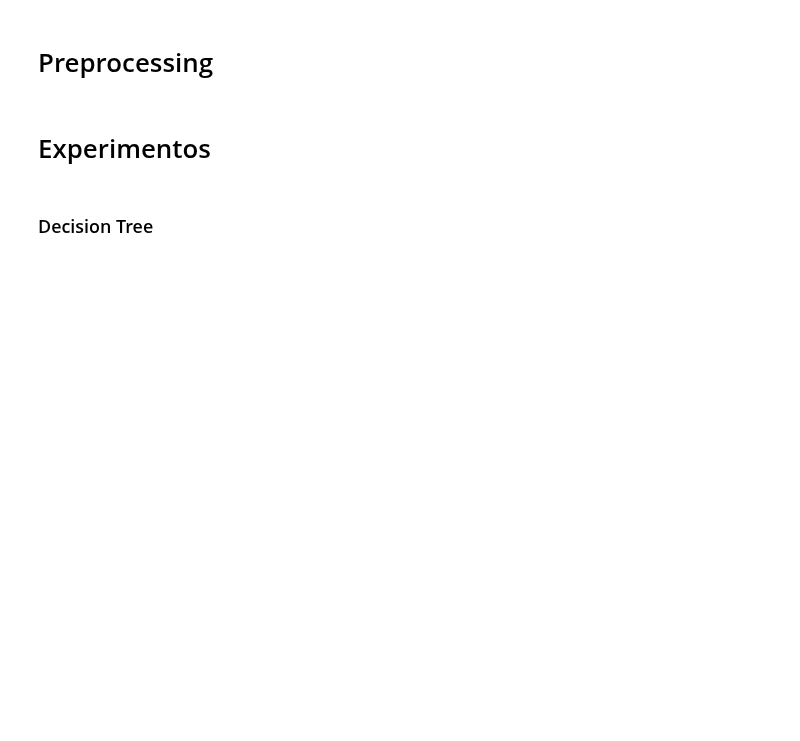
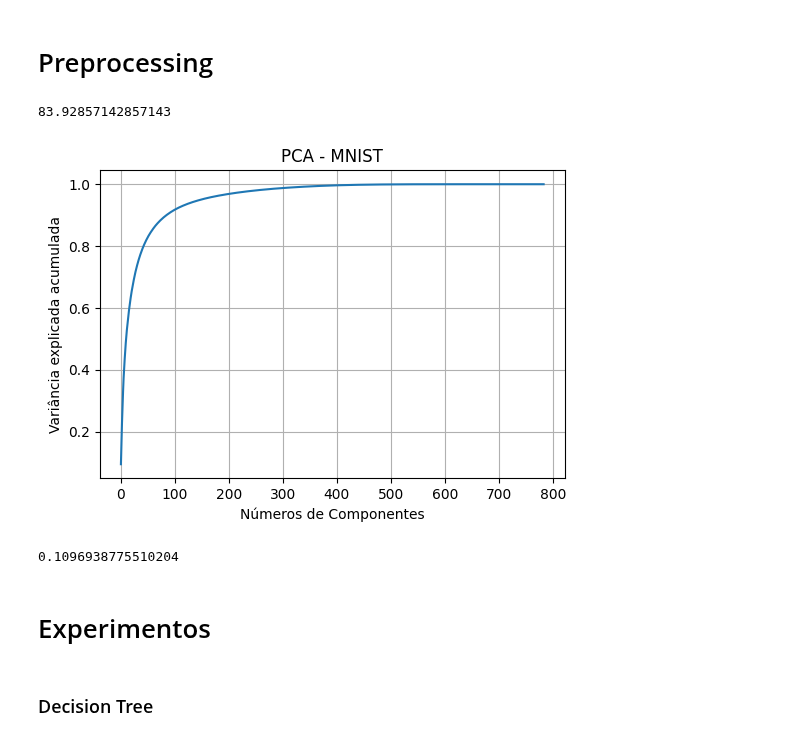
Before and after one commit to carlosgcarneiro/PESMnist, a Jupyter notebook: project_mnist.ipynb, the cells around one changed output. Drawn from its saved outputs; the diff is of its cells as text; code cells hidden in the pictures; blank space fills up the shorter version.

Commit message:
graphs

```diff
--- a/project_mnist.ipynb
+++ b/project_mnist.ipynb
@@ -192,6 +188,33 @@ X_train, X_test, y_train, y_test = train_test_split(X, y, test_size=0.1)
 
 inner_cv = StratifiedKFold(n_splits=5, shuffle=True, random_state=0)
 outer_cv = StratifiedKFold(n_splits=10, shuffle=True, random_state=0)
+# %%
+fs = VarianceThreshold()
+
+fs.fit_transform(X).shape[1]/784 * 100
+# %% [output]
+83.92857142857143
+# %%
+pca = PCA()
+X_pca = pca.fit_transform(X)
+cum_var = np.cumsum(pca.explained_variance_ratio_)
+
+# Plot the PCA spectrum
+plt.figure(1, figsize=(6, 4))
+plt.clf()
+plt.plot(cum_var)
+# plt.axis('tight')
+plt.grid()
+plt.xlabel('Números de Componentes')
+plt.ylabel('Variância explicada acumulada')
+plt.title('PCA - MNIST')
+plt.show()
+# %% [output]
+[figure, added]
+# %%
+X_pca.shape[1] / 784
+# %% [output]
+0.1096938775510204
 # %% [markdown]
 # Experimentos
 # %% [markdown]
```
Also changed, not shown: parts of 8 cells of this notebook, 7 other files.
